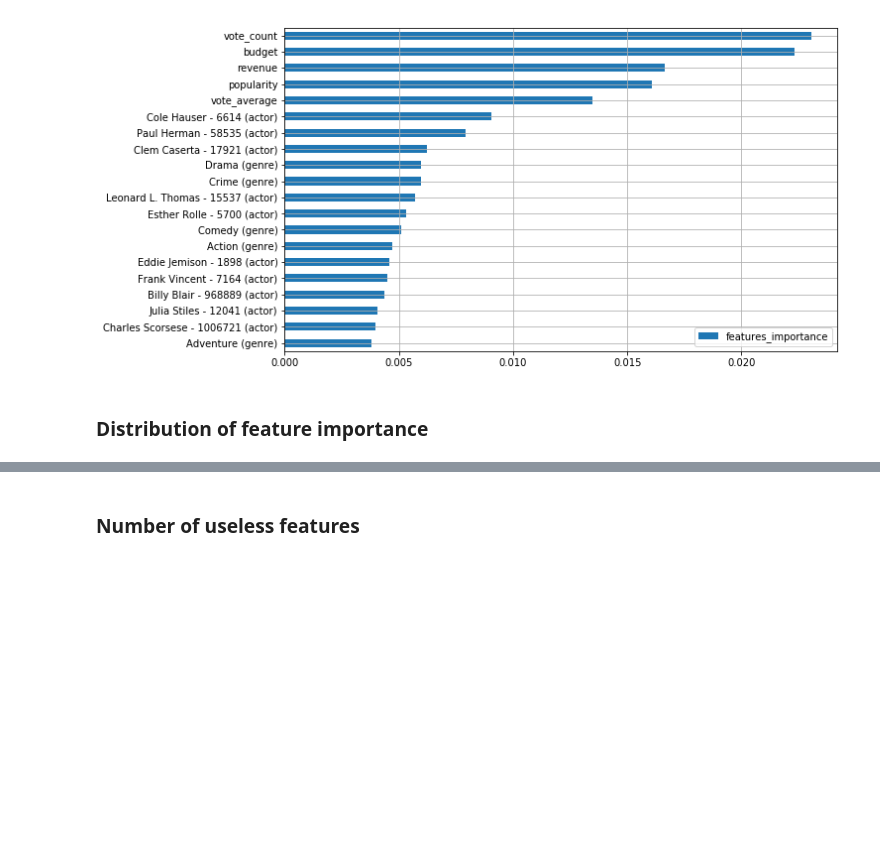
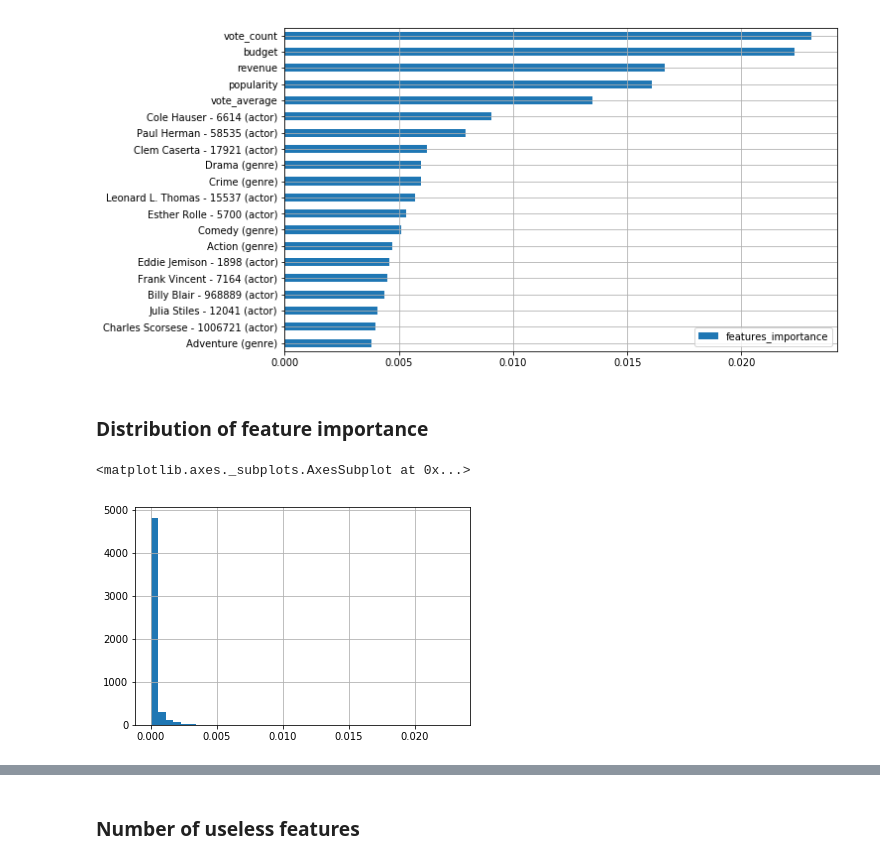
Before and after one commit to kjprice/smu-machine-learning, a Jupyter notebook: final/EDA.ipynb, the cells around one changed output, grey strips where cells are left out. Drawn from its saved outputs; the diff is of its cells as text; code cells hidden in the pictures; blank space fills up the shorter version.

```diff
--- a/final/EDA.ipynb
+++ b/final/EDA.ipynb
@@ -609,4 +609,9 @@ top_twenty_features.plot.barh(grid=True, figsize=(10, 6))
 [figure]
 # %% [markdown]
 ### Distribution of feature importance
+# %%
+feature_rank_df.features_importance.hist(bins=40)
+# %% [output]
+<matplotlib.axes._subplots.AxesSubplot at 0x...>
+[figure, added]
 # %%
```
Also changed, not shown: parts of 1 cell of this notebook.
